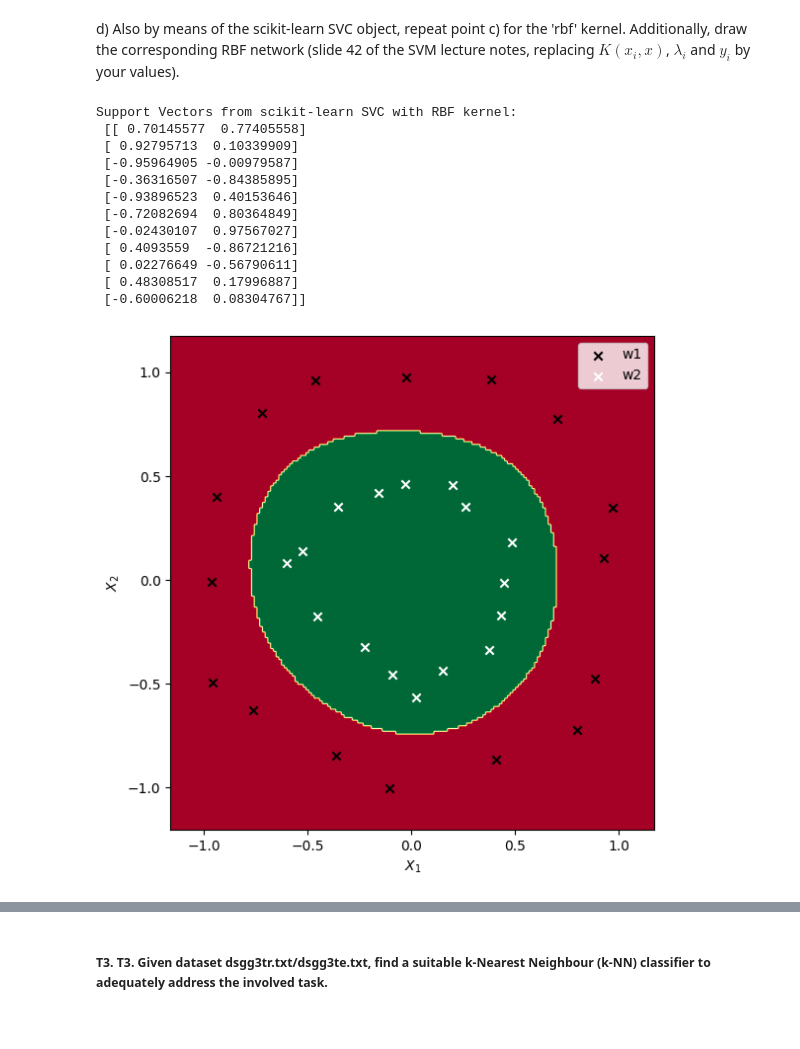
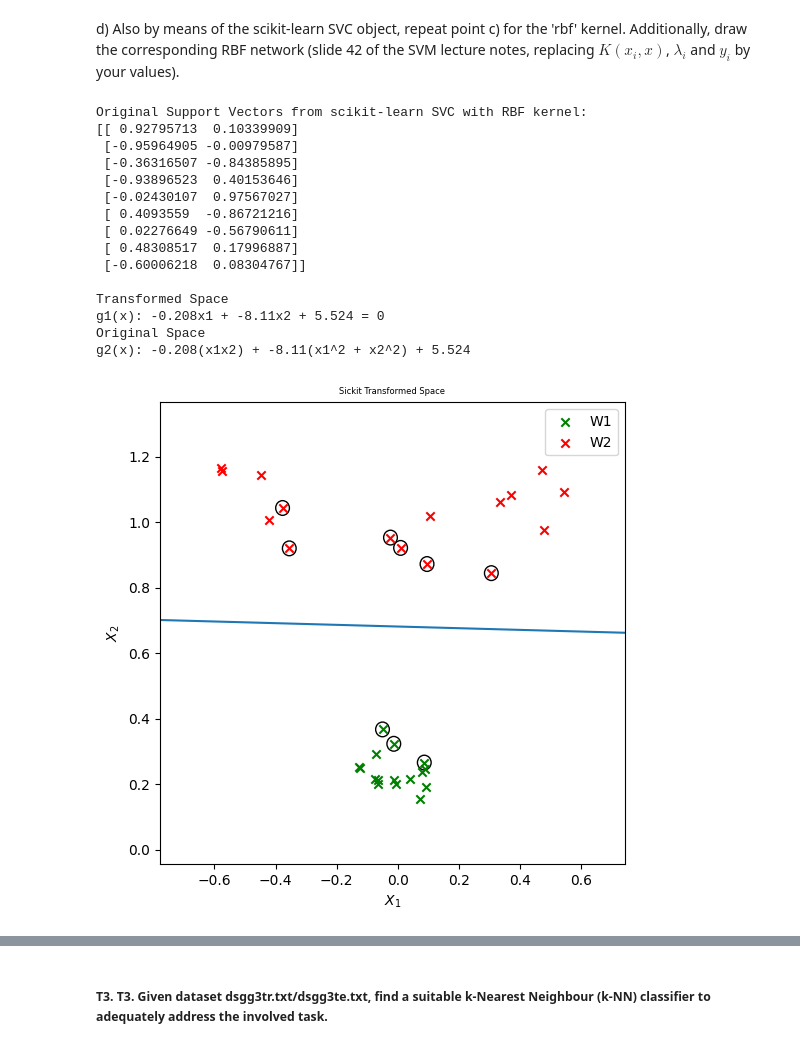
Before and after one commit to pedromartip/Instance-based-learning, a Jupyter notebook: NewHandout3.ipynb, the cells around one changed output, grey strips where cells are left out. Cells and saved outputs as stored; diff of their text form; code cells hidden in the pictures.

```diff
--- a/NewHandout3.ipynb
+++ b/NewHandout3.ipynb
@@ -302,20 +321,20 @@ c)	Compare the results obtained with the ones resulting from the scikit-learn SV
 '''
 y = np.squeeze(y)
 
-svm_sickit = svm.SVC(C = 1e16, kernel = 'linear')
-svm_sickit.fit(X, y)
+svm_precomputed = svm.SVC(C = 1e16, kernel = 'linear')
+svm_precomputed.fit(X, y)
 
-sv = svm_sickit.support_vectors_
-w = svm_sickit.coef_.flatten()
-w0 = svm_sickit.intercept_
-lm = svm_sickit.dual_coef_.flatten()
+sv = svm_precomputed.support_vectors_
+w = svm_precomputed.coef_.flatten()
+w0 = svm_precomputed.intercept_
+lm = svm_precomputed.dual_coef_.flatten()
 
 print(f"Support Vectors:\n {sv}")
 print(f'\ng(x) = {w[0].round(5)}x1 + {w[1].round(5)}x2 + {w0[0].round(5)}')
 
 title = f'SVC Object\ng(x) = {w[0].round(4)}x1 + {w[1].round(4)}x2 + {w0[0].round(4)}'
 plot_decision_func(X,y,sv,w,w0,title, show_lines=True)
-plot_classification_map(X,oy,svm_sickit)
+plot_classification_map(X,oy,svm_precomputed)
 
 #Comparation between both models
 print("                                 MODEL COMPARATION                                ")
@@ -605,33 +627,55 @@ d) Also by means of the scikit-learn SVC object, repeat point c) for the 'rbf' k
 # %%
 '''
 1. commented source code
 2. support vectors
 3. plot with samples and contour corresponding to the decision function
 4. classification map
 5. RBF network X y
 '''
 # Fit the SVC model with RBF kernel
-svc_rbf = SVC(kernel='rbf', C=1e16)
-svc_rbf.fit(X_2, oy_2.flatten())
+svm_rbf = SVC(kernel='rbf', C=1e16, gamma = 1.0)
+svm_rbf.fit(X_2, oy_2.flatten())
 
 # Extract support vectors
-svc_rbf_support_vectors = svc_rbf.support_vectors_
-print("Support Vectors from scikit-learn SVC with RBF kernel:\n", svc_rbf_support_vectors)
+index_sv_rbf = svm_rbf.support_
+sv_rbf = X_2[index_sv_rbf]
+sv_rbf_trans = X_trans2[index_sv_rbf]
+print(f'Original Support Vectors from scikit-learn SVC with RBF kernel: \n{sv_rbf}')
 
-# PLOTTING FOR THE RBF KERNEL
+'''Calculate the decision curve'''
+lm_rbf = create_lambda(index_sv_rbf,len(X_2),svm_rbf)
+w_rbf = calculate_w_wpk(X_trans2,y_2,lm_rbf)
 
-plot_classification_map(X_2,oy_2,svc_rbf)
+w0_rbf = calculate_w0_wpk(X_trans2,y_2,w_rbf,lm_rbf)
+
+#TRANSFORMED SPACE
+print(f'\nTransformed Space\ng1(x): {w_rbf[0].round(3)}x1 + {w_rbf[1].round(3)}x2 + {w0_rbf[0].round(3)} = 0')
+
+#ORIGINAL SPACE
+print(f'Original Space\ng2(x): {w_rbf[0].round(3)}(x1x2) + {w_rbf[1].round(3)}(x1^2 + x2^2) + {w0_rbf[0].round(3)}')
+
+
+#PLOT TRANSFORMED SPACE
+plot_decision_func(X_trans2,y_2,sv_rbf_trans,w_rbf,w0_rbf,'Sickit Transformed Space')
+
+#PLOT ORIGINAL SPACE
+plot_T2(X_2,y_2,sv_rbf,w_rbf,w0_rbf,'Sickit Original Space')
+
+plot_classification_map(X_2,oy_2,svm_rbf)
 # %% [output]
-Support Vectors from scikit-learn SVC with RBF kernel:
- [[ 0.70145577  0.77405558]
- [ 0.92795713  0.10339909]
+Original Support Vectors from scikit-learn SVC with RBF kernel:
+[[ 0.92795713  0.10339909]
  [-0.95964905 -0.00979587]
  [-0.36316507 -0.84385895]
  [-0.93896523  0.40153646]
- [-0.72082694  0.80364849]
  [-0.02430107  0.97567027]
  [ 0.4093559  -0.86721216]
  [ 0.02276649 -0.56790611]
  [ 0.48308517  0.17996887]
  [-0.60006218  0.08304767]]
+
+Transformed Space
+g1(x): -0.208x1 + -8.11x2 + 5.524 = 0
+Original Space
+g2(x): -0.208(x1x2) + -8.11(x1^2 + x2^2) + 5.524
-[figure, old version]
+[figure, new version]
```
Also changed, not shown: parts of 15 cells of this notebook.
